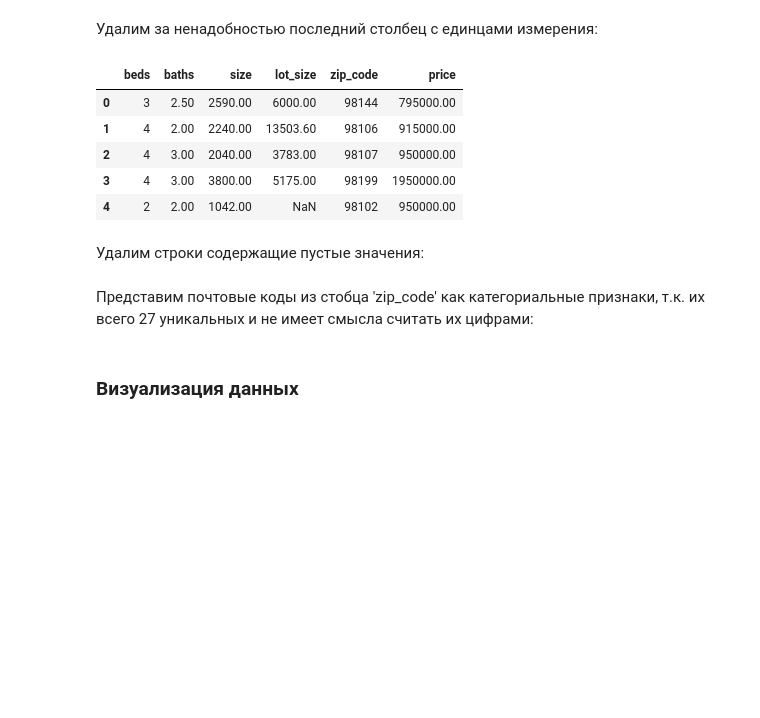
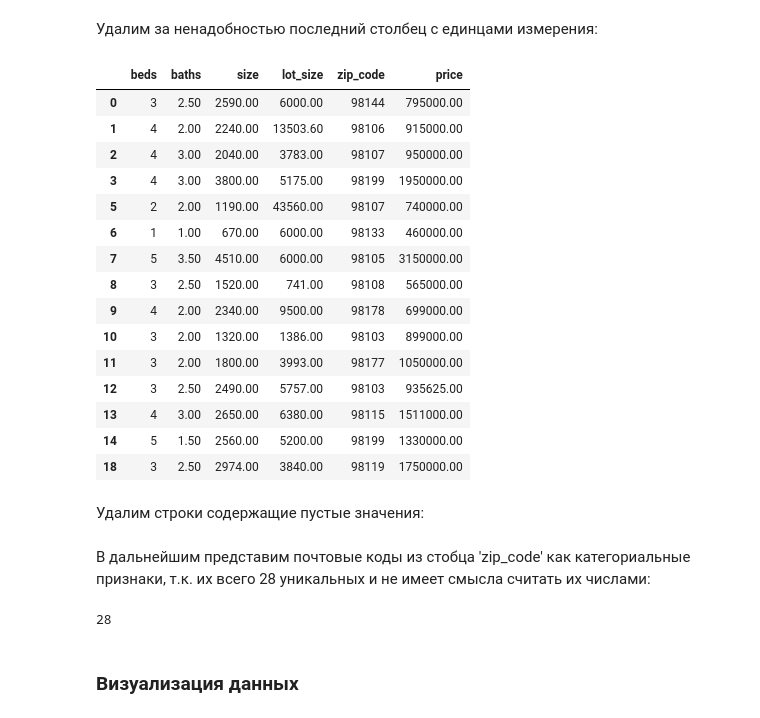
Before and after one commit to m4gical/datasets, a Jupyter notebook: HOUSE PRICE PREDICTION - SEATTLE/Houses in Seattle.ipynb, the cells around one changed output. Cells and saved outputs as stored; diff of their text form; code cells hidden in the pictures; blank space fills up the shorter version.

```diff
--- a/HOUSE PRICE PREDICTION - SEATTLE/Houses in Seattle.ipynb
+++ b/HOUSE PRICE PREDICTION - SEATTLE/Houses in Seattle.ipynb
@@ -27,0 +29,2 @@ test_df = pd.read_csv('test.csv')
+# %%
+df = pd.concat([temp_1, temp_2], axis = 'index')
@@ -69,6 +80,5 @@ print(test_df['size_units'].unique())
 # %%
-train_df = train_df.drop(columns = 'size_units')
-test_df = test_df.drop(columns = 'size_units')
+df = df.drop(columns = 'size_units')
 # %% [markdown]
 Переведём все значения в столбце 'lot_size_units' в квадартные футы, в некоторых записях они представлены в арах.
 # %%
@@ -78,23 +88,31 @@ def convert_to_sqft(df):
     else:
         return df['lot_size']
 # %%
-train_df['lot_size'] = train_df.apply(convert_to_sqft, axis = 'columns')
-test_df['lot_size'] = test_df.apply(convert_to_sqft, axis = 'columns')
+df['lot_size'] = df.apply(convert_to_sqft, axis = 'columns')
 # %% [markdown]
 Удалим за ненадобностью последний столбец с единцами измерения:
 # %%
-train_df = train_df.drop(columns = 'lot_size_units')
-test_df = test_df.drop(columns = 'lot_size_units')
+df = df.drop(columns = 'lot_size_units')
 # %%
 pd.options.display.float_format = '{:.2f}'.format
-train_df.head()
+df.head(15)
 # %% [output]
 |  | beds | baths | size | lot_size | zip_code | price |
 | 0 | 3 | 2.50 | 2590.00 | 6000.00 | 98144 | 795000.00 |
 | 1 | 4 | 2.00 | 2240.00 | 13503.60 | 98106 | 915000.00 |
 | 2 | 4 | 3.00 | 2040.00 | 3783.00 | 98107 | 950000.00 |
 | 3 | 4 | 3.00 | 3800.00 | 5175.00 | 98199 | 1950000.00 |
-| 4 | 2 | 2.00 | 1042.00 | NaN | 98102 | 950000.00 |
+| 5 | 2 | 2.00 | 1190.00 | 43560.00 | 98107 | 740000.00 |
+| 6 | 1 | 1.00 | 670.00 | 6000.00 | 98133 | 460000.00 |
+| 7 | 5 | 3.50 | 4510.00 | 6000.00 | 98105 | 3150000.00 |
+| 8 | 3 | 2.50 | 1520.00 | 741.00 | 98108 | 565000.00 |
+| 9 | 4 | 2.00 | 2340.00 | 9500.00 | 98178 | 699000.00 |
+| 10 | 3 | 2.00 | 1320.00 | 1386.00 | 98103 | 899000.00 |
+| 11 | 3 | 2.00 | 1800.00 | 3993.00 | 98177 | 1050000.00 |
+| 12 | 3 | 2.50 | 2490.00 | 5757.00 | 98103 | 935625.00 |
+| 13 | 4 | 3.00 | 2650.00 | 6380.00 | 98115 | 1511000.00 |
+| 14 | 5 | 1.50 | 2560.00 | 5200.00 | 98199 | 1330000.00 |
+| 18 | 3 | 2.50 | 2974.00 | 3840.00 | 98119 | 1750000.00 |
 # %% [markdown]
 Удалим строки содержащие пустые значения:
 # %%
@@ -103,3 +120,7 @@ test_df = test_df.dropna()
 # %% [markdown]
-Представим почтовые коды из стобца 'zip_code' как категориальные признаки, т.к. их всего 27 уникальных и не имеет смысла считать их цифрами:
+В дальнейшим представим почтовые коды из стобца 'zip_code' как категориальные признаки, т.к. их всего 28 уникальных и не имеет смысла считать их числами:
+# %%
+df['zip_code'].nunique()
+# %% [output]
+28
 # %%
```
Also changed, not shown: parts of 22 cells of this notebook.
